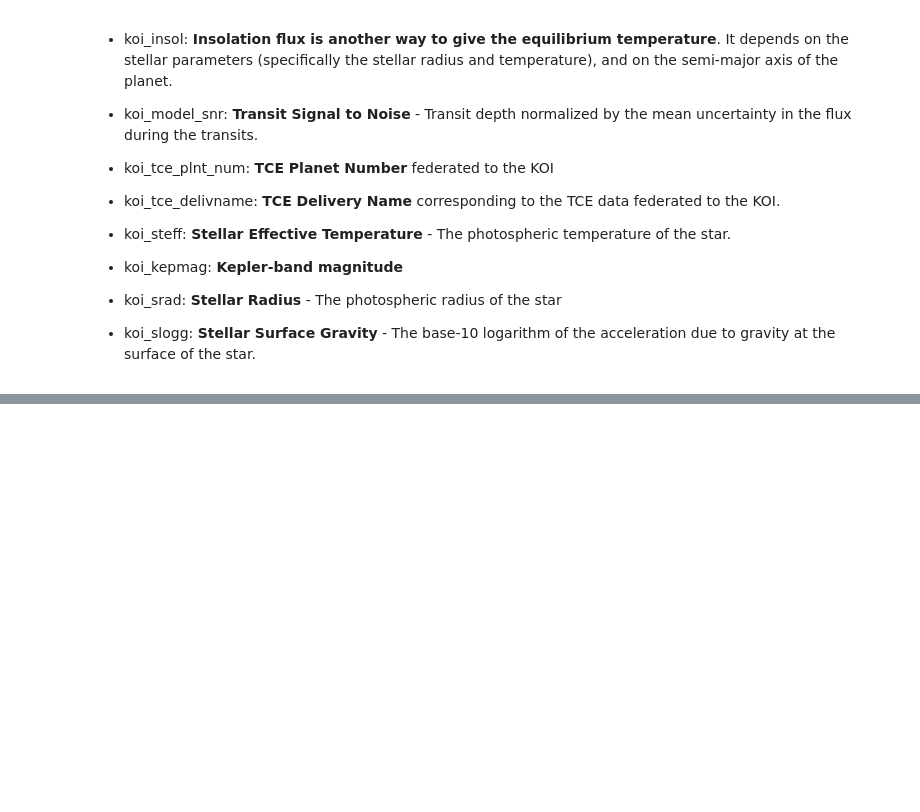
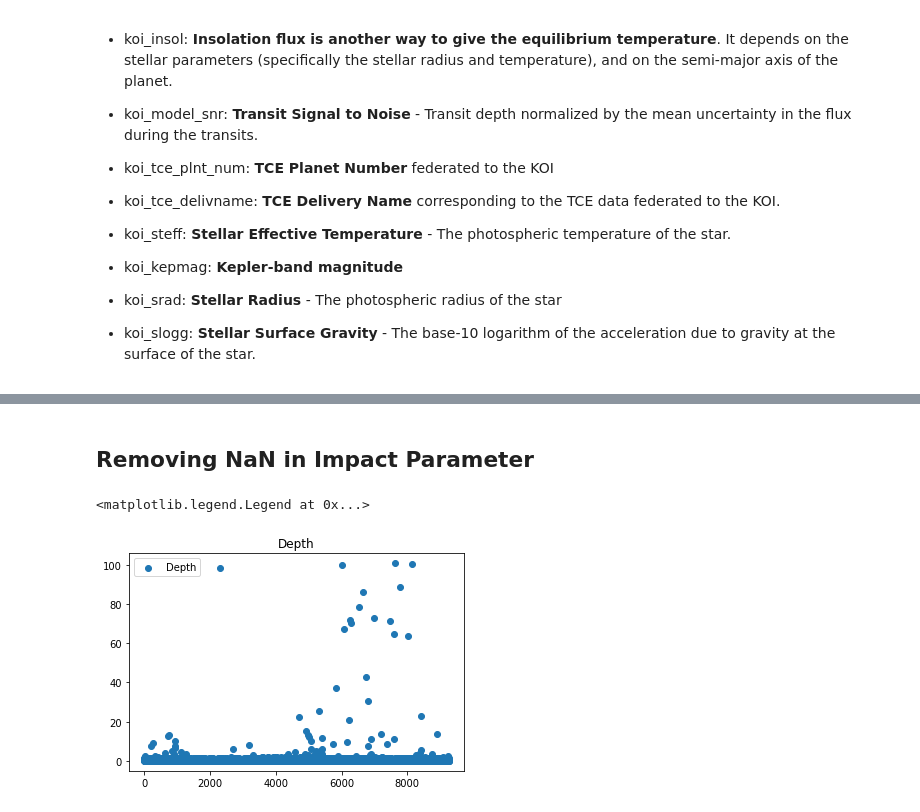
Before and after one commit to aditeyabaral/kepler-exoplanet-analysis, a Jupyter notebook: src/Data_Cleaning.ipynb, the cells around one changed output, grey strips where cells are left out. Drawn from its saved outputs; the diff is of its cells as text; code cells hidden in the pictures; blank space fills up the shorter version.

```diff
--- a/src/Data_Cleaning.ipynb
+++ b/src/Data_Cleaning.ipynb
@@ -657,0 +696,11 @@ array([ 1.,  2.,  3., nan,  4.,  5.,  6.,  7.,  8.])
+# %%
+df["koi_depth"].fillna(np.nanpercentile(df["koi_depth"].values, 92), inplace = True)
+# %% [markdown]
+## Removing NaN in Impact Parameter
+# %%
+plt.scatter(range(df.shape[0]), df["koi_impact"].values, label = "Depth")
+plt.title("Depth")
+plt.legend()
+# %% [output]
+<matplotlib.legend.Legend at 0x...>
+[figure, added]
```
Also changed, not shown: parts of 55 cells of this notebook.
